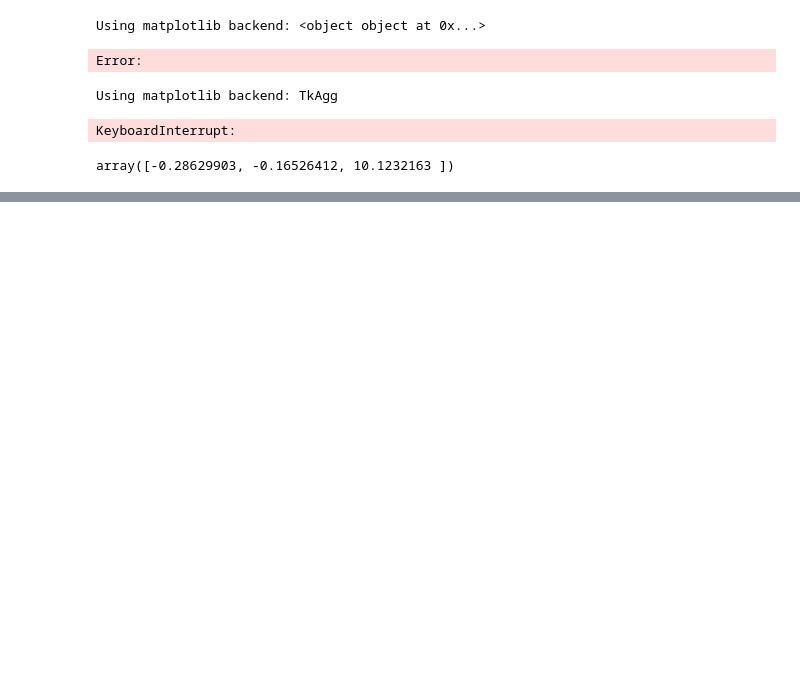
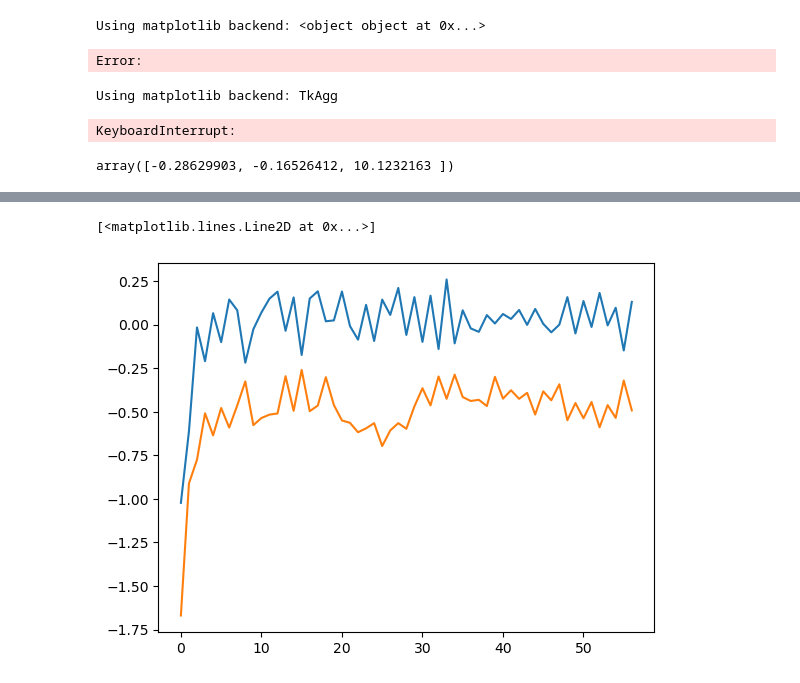
Before and after one commit to legonko/Final-project, a Jupyter notebook: tools/mpu6050.ipynb, the cells around one changed output, grey strips where cells are left out. Drawn from its saved outputs; the diff is of its cells as text; code cells hidden in the pictures; blank space fills up the shorter version.

```diff
--- a/tools/mpu6050.ipynb
+++ b/tools/mpu6050.ipynb
@@ -450,3 +443,9 @@ plt.plot([p['y'] for p in all_data])
+# %%
+plt.plot(x_kf)
+plt.plot(y_kf)
+# %% [output]
+[<matplotlib.lines.Line2D at 0x...>]
+[figure, added]
 # %%
 plt.plot(vx_all)
 # %% [output]
```
Also changed, not shown: parts of 9 cells of this notebook, 5 other files.
